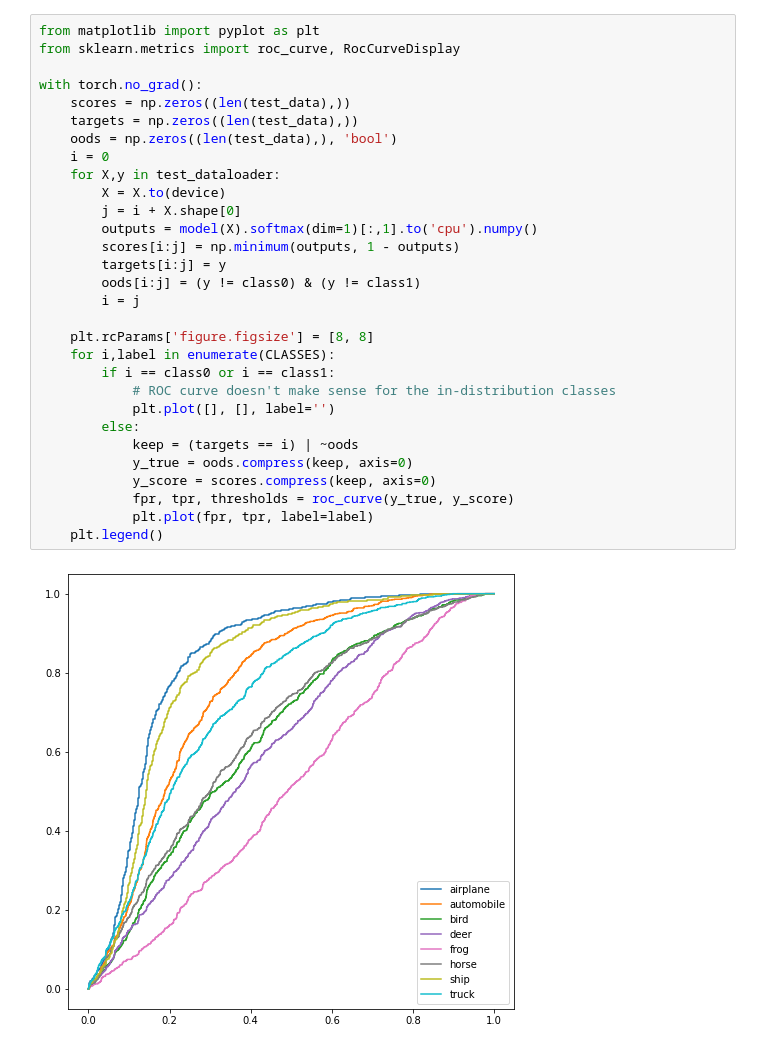
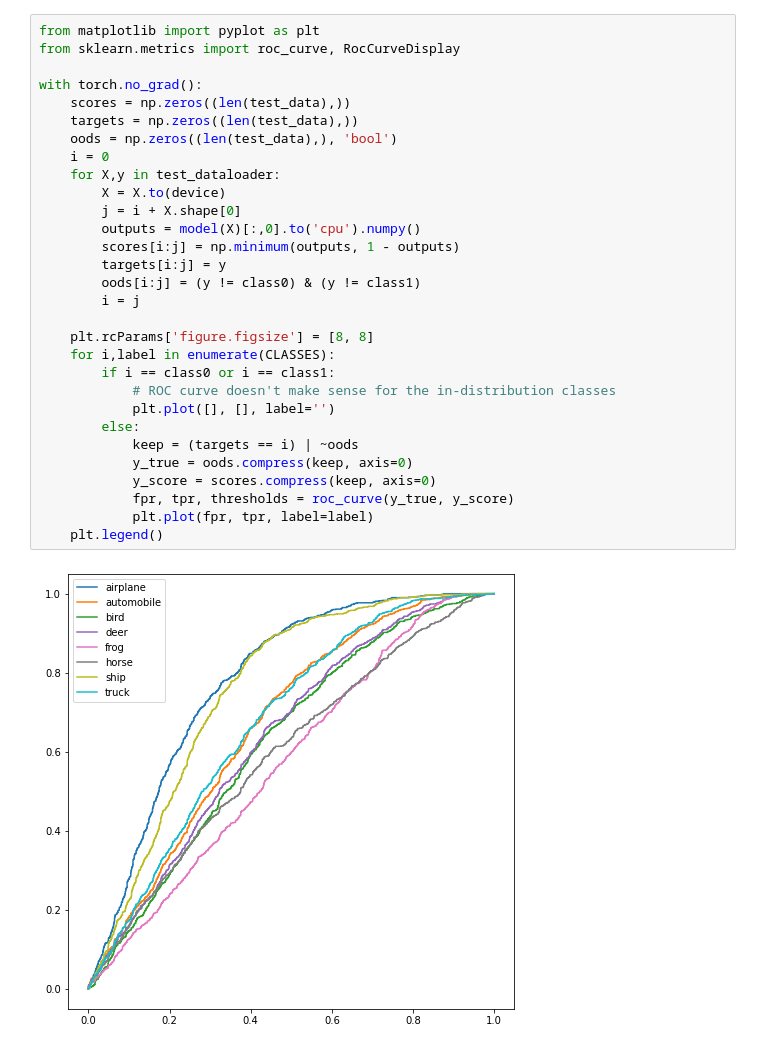
Before and after one commit to edkins/ood-workbook, a Jupyter notebook: exposure.ipynb, the cells around one changed output. Cells and saved outputs as stored; diff of their text form.

```diff
--- a/exposure.ipynb
+++ b/exposure.ipynb
@@ -156,32 +157,32 @@ with torch.no_grad():
-# %%
-from matplotlib import pyplot as plt
-from sklearn.metrics import roc_curve, RocCurveDisplay
-
-with torch.no_grad():
-    scores = np.zeros((len(test_data),))
-    targets = np.zeros((len(test_data),))
-    oods = np.zeros((len(test_data),), 'bool')
-    i = 0
-    for X,y in test_dataloader:
-        X = X.to(device)
-        j = i + X.shape[0]
-        outputs = model(X).softmax(dim=1)[:,1].to('cpu').numpy()
-        scores[i:j] = np.minimum(outputs, 1 - outputs)
-        targets[i:j] = y
-        oods[i:j] = (y != class0) & (y != class1)
-        i = j
-
-    plt.rcParams['figure.figsize'] = [8, 8]
-    for i,label in enumerate(CLASSES):
-        if i == class0 or i == class1:
-            # ROC curve doesn't make sense for the in-distribution classes
-            plt.plot([], [], label='')
-        else:
-            keep = (targets == i) | ~oods
-            y_true = oods.compress(keep, axis=0)
-            y_score = scores.compress(keep, axis=0)
-            fpr, tpr, thresholds = roc_curve(y_true, y_score)
-            plt.plot(fpr, tpr, label=label)
-    plt.legend()
-# %% [output]
-[figure, removed]
+# %%
+from matplotlib import pyplot as plt
+from sklearn.metrics import roc_curve, RocCurveDisplay
+
+with torch.no_grad():
+    scores = np.zeros((len(test_data),))
+    targets = np.zeros((len(test_data),))
+    oods = np.zeros((len(test_data),), 'bool')
+    i = 0
+    for X,y in test_dataloader:
+        X = X.to(device)
+        j = i + X.shape[0]
+        outputs = model(X)[:,0].to('cpu').numpy()
+        scores[i:j] = np.minimum(outputs, 1 - outputs)
+        targets[i:j] = y
+        oods[i:j] = (y != class0) & (y != class1)
+        i = j
+
+    plt.rcParams['figure.figsize'] = [8, 8]
+    for i,label in enumerate(CLASSES):
+        if i == class0 or i == class1:
+            # ROC curve doesn't make sense for the in-distribution classes
+            plt.plot([], [], label='')
+        else:
+            keep = (targets == i) | ~oods
+            y_true = oods.compress(keep, axis=0)
+            y_score = scores.compress(keep, axis=0)
+            fpr, tpr, thresholds = roc_curve(y_true, y_score)
+            plt.plot(fpr, tpr, label=label)
+    plt.legend()
+# %% [output]
+[figure, added]
```
Also changed, not shown: parts of 2 cells of this notebook, 1 other file.
